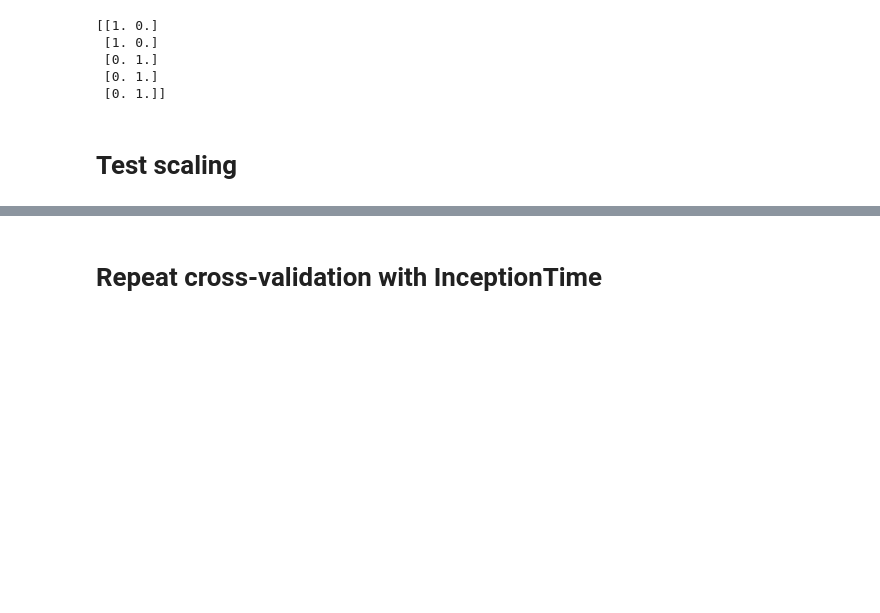
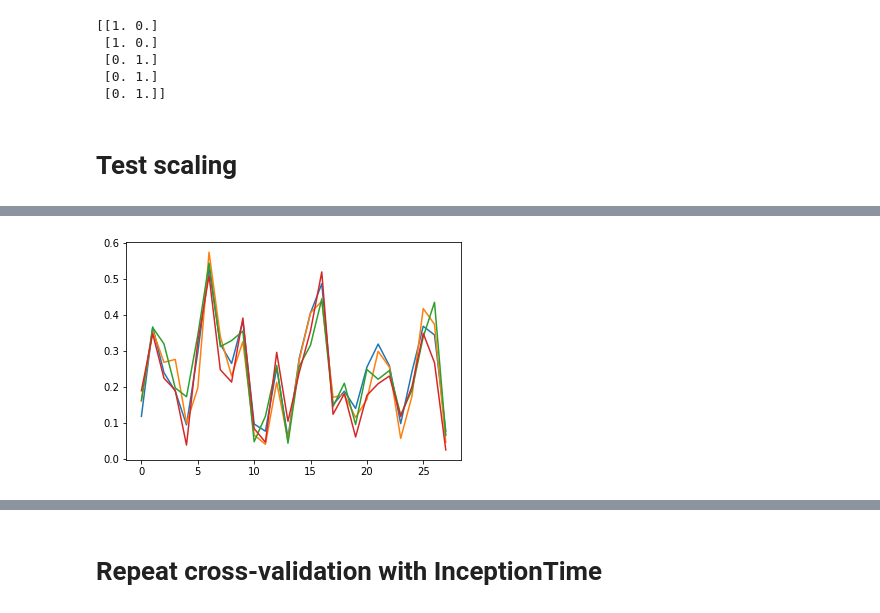
Before and after one commit to hajaalin/n_track_ML, a Jupyter notebook: scripts/tsc/test_inceptiontime.ipynb, the cells around one changed output, grey strips where cells are left out. Cells and saved outputs as stored; diff of their text form; code cells hidden in the pictures; blank space fills up the shorter version.

```diff
--- a/scripts/tsc/test_inceptiontime.ipynb
+++ b/scripts/tsc/test_inceptiontime.ipynb
@@ -191,0 +246,13 @@ plt.plot(X_scaled[2,:,2])
+# %%
+# instance
+k = 0
+# feature
+f = 0
+
+# the original
+plt.plot(X[k,:,f])
+for i in range(m):
+    # augmentations
+    plt.plot(X_aug[k+i,:,f])
+# %% [output]
+[figure, added]
```
Also changed, not shown: parts of 23 cells of this notebook.
